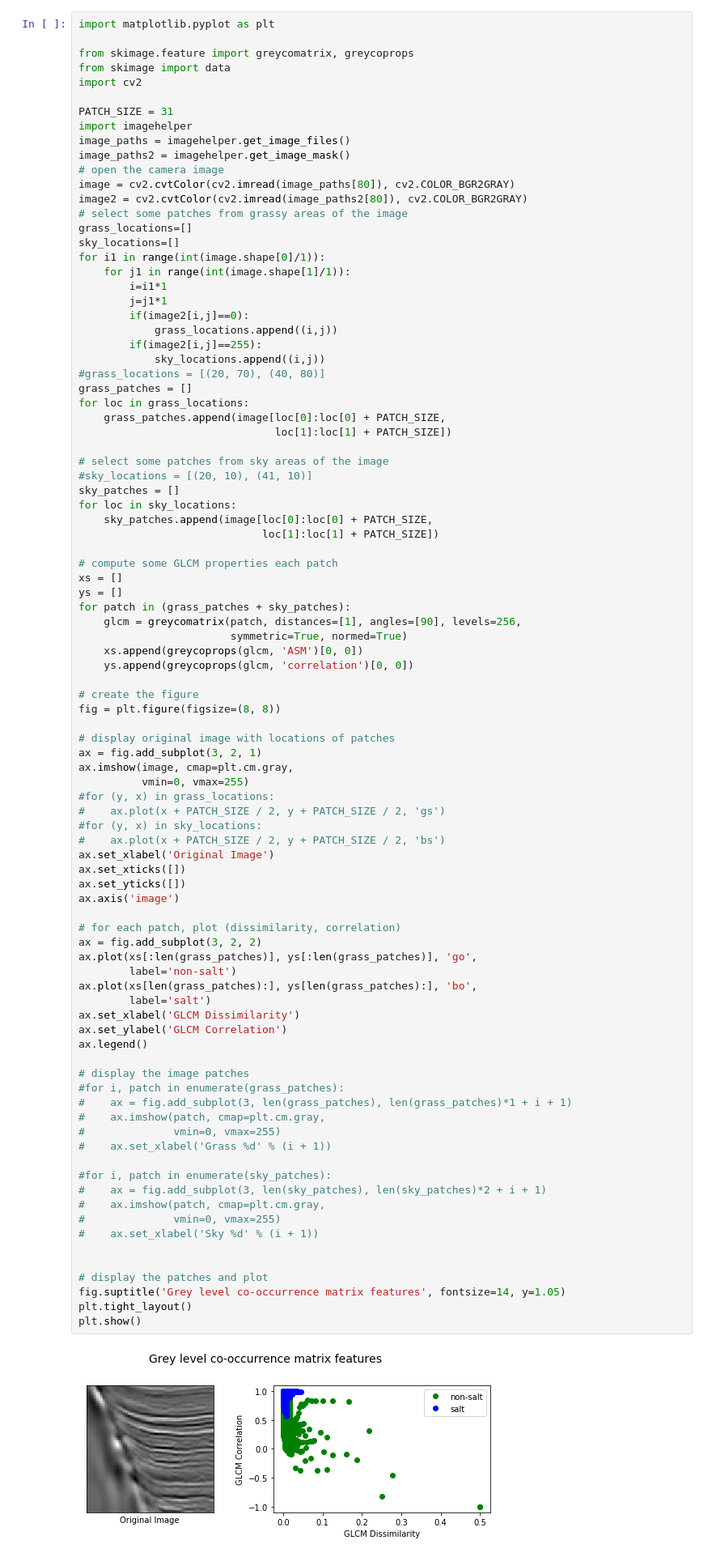
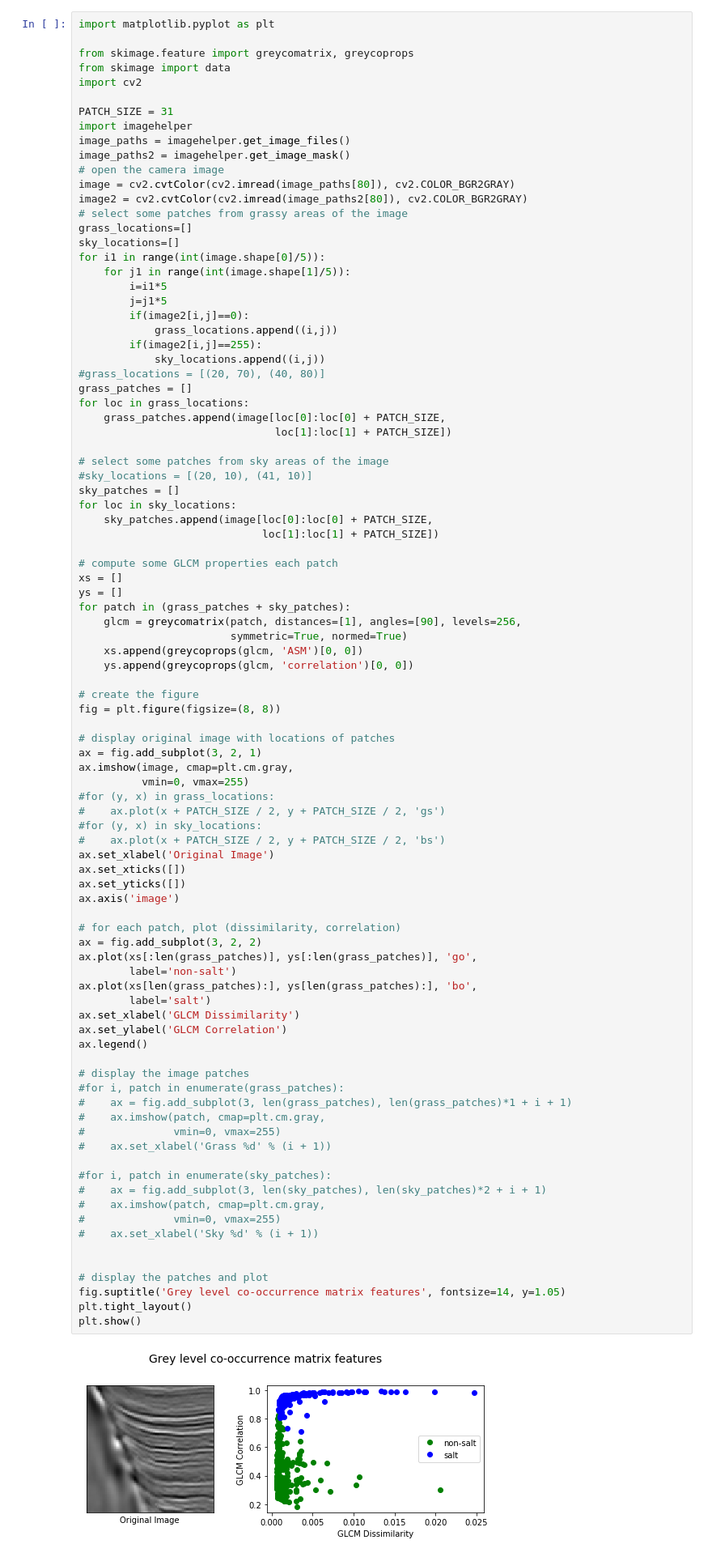
Before and after one commit to cvsaltdome/cv_project, a Jupyter notebook: GLCM.ipynb, the cells around one changed output. Shown at 81% size. Drawn from its saved outputs; the diff is of its cells as text.

```diff
--- a/GLCM.ipynb
+++ b/GLCM.ipynb
@@ -17,10 +17,10 @@ image2 = cv2.cvtColor(cv2.imread(image_paths2[80]), cv2.COLOR_BGR2GRAY)
 # select some patches from grassy areas of the image
 grass_locations=[]
 sky_locations=[]
-for i1 in range(int(image.shape[0]/1)):
-    for j1 in range(int(image.shape[1]/1)):
-        i=i1*1
-        j=j1*1
+for i1 in range(int(image.shape[0]/5)):
+    for j1 in range(int(image.shape[1]/5)):
+        i=i1*5
+        j=j1*5
         if(image2[i,j]==0):
             grass_locations.append((i,j))
         if(image2[i,j]==255):
@@ -65,34 +65,34 @@ ax.axis('image')
 
 # for each patch, plot (dissimilarity, correlation)
 ax = fig.add_subplot(3, 2, 2)
 ax.plot(xs[:len(grass_patches)], ys[:len(grass_patches)], 'go',
         label='non-salt')
 ax.plot(xs[len(grass_patches):], ys[len(grass_patches):], 'bo',
         label='salt')
 ax.set_xlabel('GLCM Dissimilarity')
 ax.set_ylabel('GLCM Correlation')
 ax.legend()
 
 # display the image patches
 #for i, patch in enumerate(grass_patches):
 #    ax = fig.add_subplot(3, len(grass_patches), len(grass_patches)*1 + i + 1)
 #    ax.imshow(patch, cmap=plt.cm.gray,
 #              vmin=0, vmax=255)
 #    ax.set_xlabel('Grass %d' % (i + 1))
 
 #for i, patch in enumerate(sky_patches):
 #    ax = fig.add_subplot(3, len(sky_patches), len(sky_patches)*2 + i + 1)
 #    ax.imshow(patch, cmap=plt.cm.gray,
 #              vmin=0, vmax=255)
 #    ax.set_xlabel('Sky %d' % (i + 1))
 
 
 # display the patches and plot
 fig.suptitle('Grey level co-occurrence matrix features', fontsize=14, y=1.05)
 plt.tight_layout()
 plt.show()
 # %% [output]
-[figure, old version]
+[figure, new version]
 # %%
 print(image2)
 # %% [output]
```
Also changed, not shown: 1 other file.
